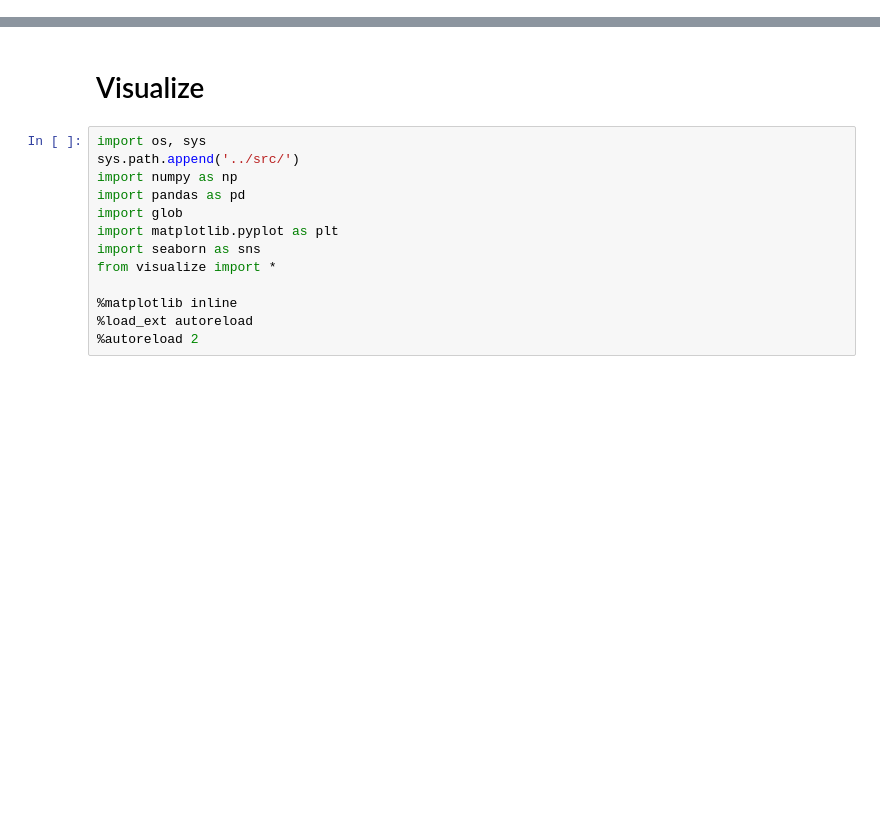
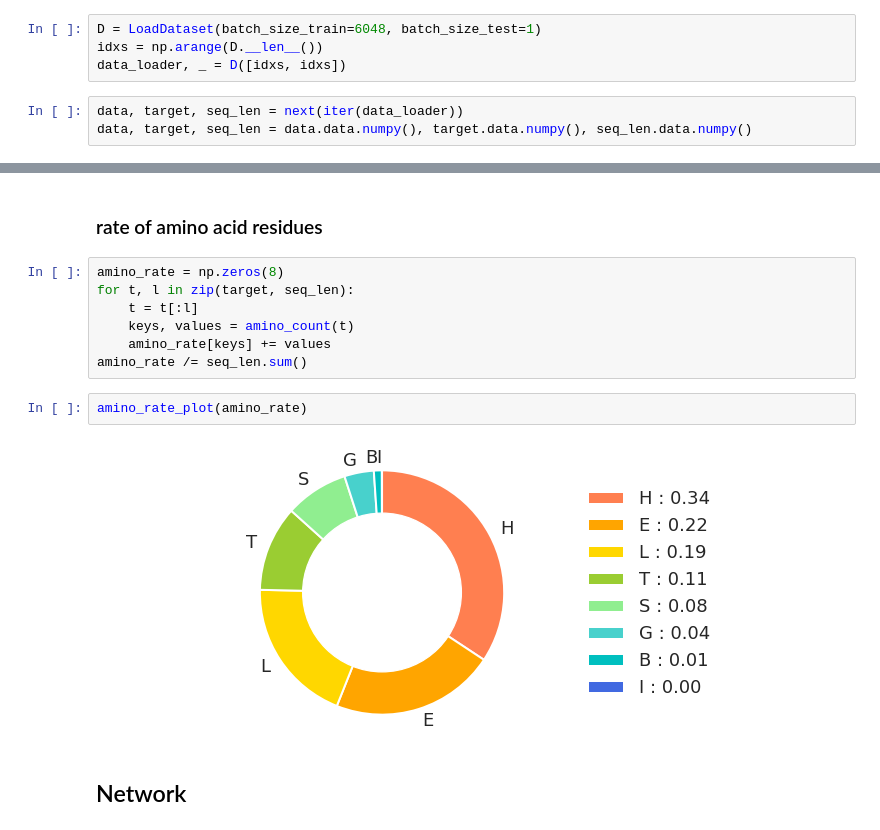
Before and after one commit to takatex/protein-secondary-structure-prediction, a Jupyter notebook: notebook/visualize.ipynb, the cells around one changed output, grey strips where cells are left out. Cells and saved outputs as stored; diff of their text form; blank space fills up the shorter version.

```diff
--- a/notebook/visualize.ipynb
+++ b/notebook/visualize.ipynb
@@ -0,0 +24,7 @@
+# %%
+D = LoadDataset(batch_size_train=6048, batch_size_test=1)
+idxs = np.arange(D.__len__())
+data_loader, _ = D([idxs, idxs])
+# %%
+data, target, seq_len = next(iter(data_loader))
+data, target, seq_len = data.data.numpy(), target.data.numpy(), seq_len.data.numpy()
@@ -1,15 +39,15 @@
+# %% [markdown]
+### rate of amino acid residues
+# %%
+amino_rate = np.zeros(8)
+for t, l in zip(target, seq_len):
+    t = t[:l]
+    keys, values = amino_count(t)
+    amino_rate[keys] += values
+amino_rate /= seq_len.sum()
+# %%
+amino_rate_plot(amino_rate)
+# %% [output]
+[figure, added]
 # %% [markdown]
-# Visualize
+## Network
-# %%
-import os, sys
-sys.path.append('../src/')
-import numpy as np
-import pandas as pd
-import glob
-import matplotlib.pyplot as plt
-import seaborn as sns
-from visualize import *
-
-%matplotlib inline
-%load_ext autoreload
-%autoreload 2
```
Also changed, not shown: parts of 21 cells of this notebook.
